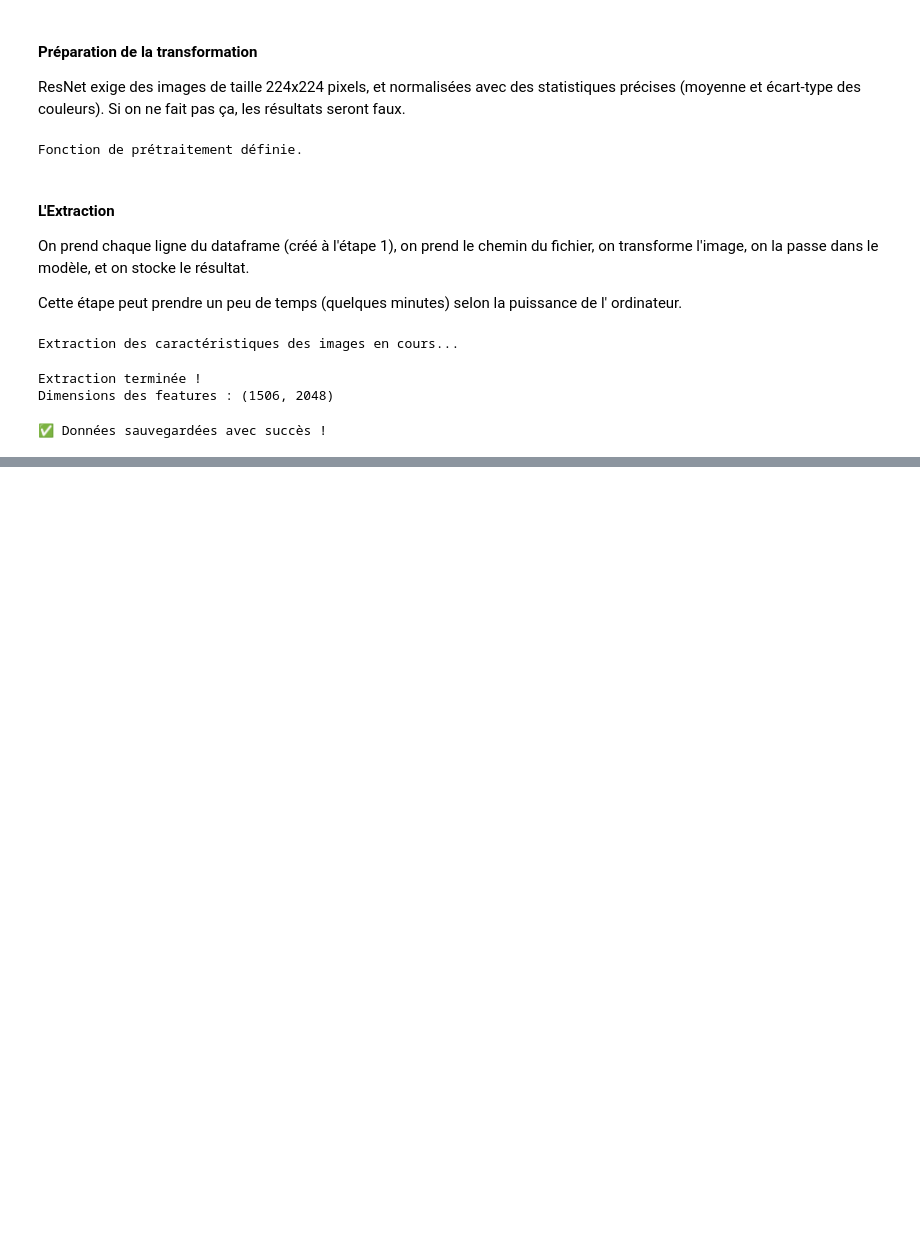
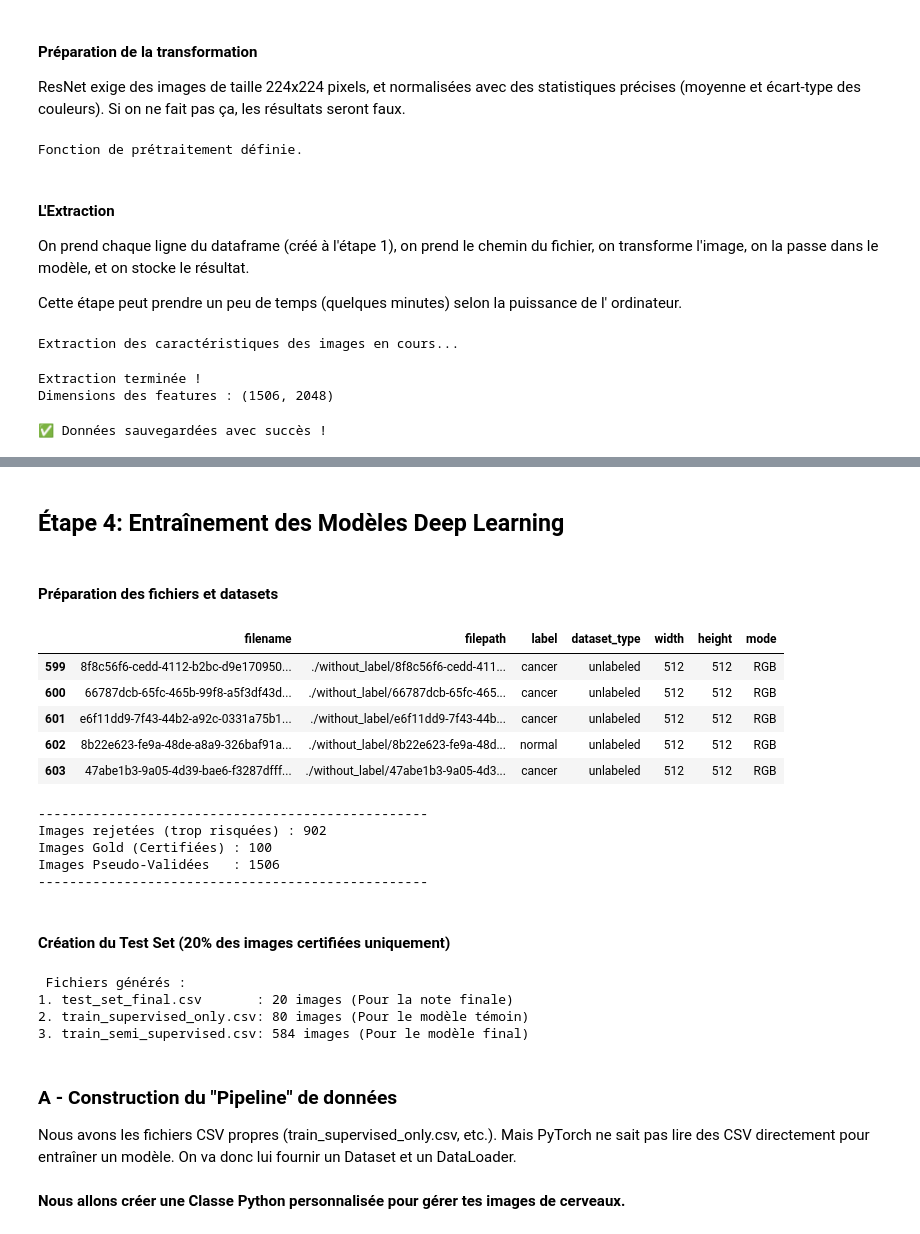
Before and after one commit to BAZAROPH/brain-scan-ai, a Jupyter notebook: main.ipynb, the cells around one changed output, grey strips where cells are left out. Saved outputs shown, nothing was run; the diff lists cells and outputs as text; code cells hidden in the pictures; blank space fills up the shorter version.

```diff
--- a/main.ipynb
+++ b/main.ipynb
@@ -693,0 +562,40 @@ Adjusted Rand Index (ARI) entre les labels réels et les clusters K-means: 0.224
+# %% [markdown]
+## Étape 4: Entraînement des Modèles Deep Learning
+# %% [markdown]
+#### Préparation des fichiers et datasets
+# %%
+df_final = pd.read_csv("./saver/dataset_semi_supervised.csv")
+
+"""
+    Nous voulons uniquement les images purement labellisées qui sont certifiées sans ambiguité et pas les pseudo-labelisées
+    Dans notre dataset nous avions garder la feature dataset_type pour différencier les deux types d'images
+    Nous allons donc nous baser sur cette feature pour ne garder que les images labellisées initialement
+"""
+#Supprimer les images non labellisées
+df_clean = df_final[df_final["label"] != "unknown"].reset_index(drop=True)
+df_clean = df_clean.dropna(subset=["label"]).reset_index(drop=True) #Supprimer les lignes avec des labels manquants
+
+df_gold_standard = df_clean[df_clean["dataset_type"] == "labeled"]
+df_pseudo = df_clean[df_clean["dataset_type"] == "unlabeled"]
+
+display(df_pseudo.tail())
+
+print("-" * 50)
+print(f"Images rejetées (trop risquées) : {len(df_final) - len(df_clean)}")
+print(f"Images Gold (Certifiées) : {len(df_gold_standard)}")
+print(f"Images Pseudo-Validées   : {len(df_pseudo)}")
+print("-" * 50)
+# %% [output]
+|  | filename | filepath | label | dataset_type | width | height | mode |
+| 599 | 8f8c56f6-cedd-4112-b2bc-d9e170950... | ./without_label/8f8c56f6-cedd-411... | cancer | unlabeled | 512 | 512 | RGB |
+| 600 | 66787dcb-65fc-465b-99f8-a5f3df43d... | ./without_label/66787dcb-65fc-465... | cancer | unlabeled | 512 | 512 | RGB |
+| 601 | e6f11dd9-7f43-44b2-a92c-0331a75b1... | ./without_label/e6f11dd9-7f43-44b... | cancer | unlabeled | 512 | 512 | RGB |
+| 602 | 8b22e623-fe9a-48de-a8a9-326baf91a... | ./without_label/8b22e623-fe9a-48d... | normal | unlabeled | 512 | 512 | RGB |
+| 603 | 47abe1b3-9a05-4d39-bae6-f3287dfff... | ./without_label/47abe1b3-9a05-4d3... | cancer | unlabeled | 512 | 512 | RGB |
+--------------------------------------------------
+Images rejetées (trop risquées) : 902
+Images Gold (Certifiées) : 100
+Images Pseudo-Validées   : 1506
+--------------------------------------------------
+# %% [markdown]
+#### Création du Test Set (20% des images certifiées uniquement)
@@ -693,0 +614,25 @@ Adjusted Rand Index (ARI) entre les labels réels et les clusters K-means: 0.224
+# %%
+#L'entraînement "Pauvre" (Baseline - Stratégie 1)
+#Seulement avec les images labellisées initialement (sans les pseudo-labelisées) très peu d'images
+train_gold.to_csv("./saver/train_supervised_only.csv", index=False)
+
+#L'entraînement "Riche" (Stratégie 2)
+# Les vraies données d'entraînement + Les pseudo-labels validés
+train_semi = pd.concat([train_gold, df_pseudo], ignore_index=True)
+train_semi.to_csv("./saver/train_semi_supervised.csv", index=False)
+
+print("\n Fichiers générés :")
+print(f"1. test_set_final.csv       : {len(test_gold)} images (Pour la note finale)")
+print(f"2. train_supervised_only.csv: {len(train_gold)} images (Pour le modèle témoin)")
+print(f"3. train_semi_supervised.csv: {len(train_semi)} images (Pour le modèle final)")
+# %% [output]
+ Fichiers générés :
+1. test_set_final.csv       : 20 images (Pour la note finale)
+2. train_supervised_only.csv: 80 images (Pour le modèle témoin)
+3. train_semi_supervised.csv: 584 images (Pour le modèle final)
+# %% [markdown]
+### A - Construction du "Pipeline" de données
+
+Nous avons les fichiers CSV propres (train_supervised_only.csv, etc.). Mais PyTorch ne sait pas lire des CSV directement pour entraîner un modèle. On va donc lui fournir un Dataset et un DataLoader.
+# %% [markdown]
+**Nous allons créer une Classe Python personnalisée pour gérer tes images de cerveaux.**
```
Also changed, not shown: parts of 33 cells of this notebook.
